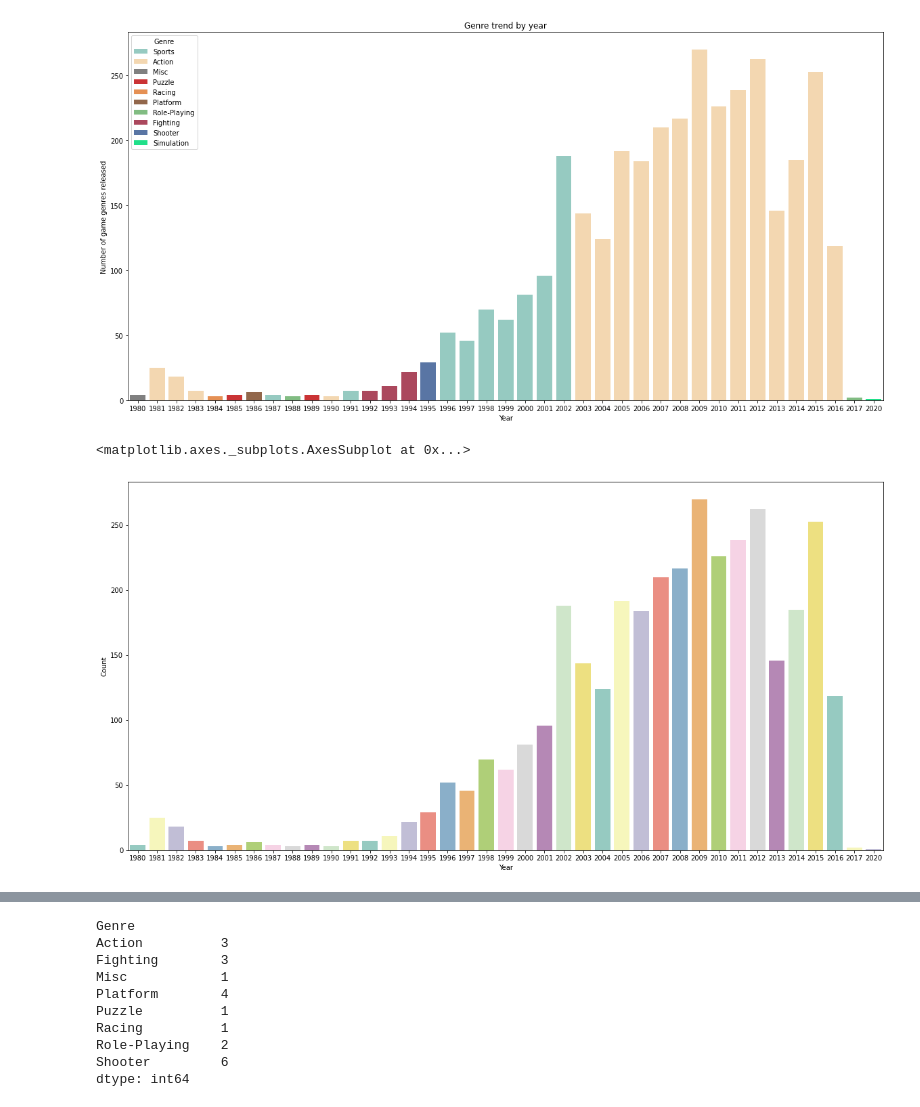
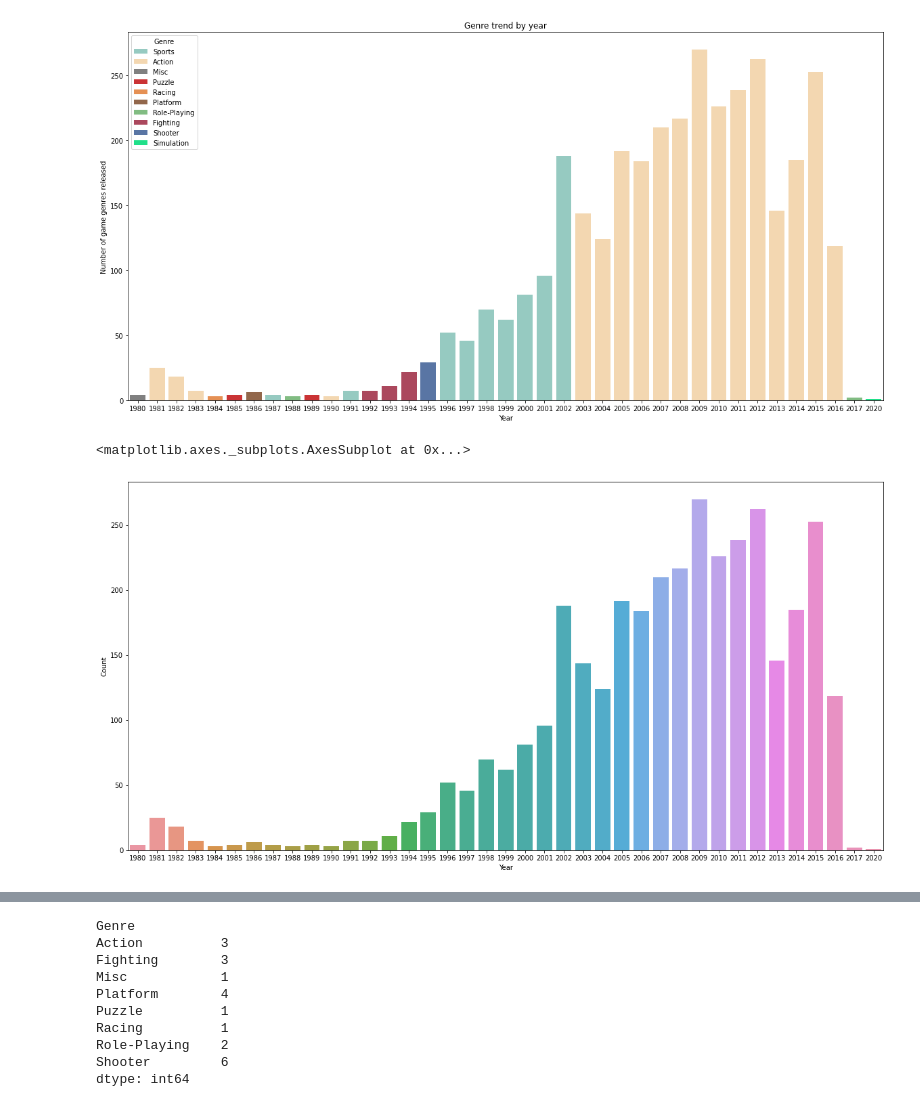
Before and after one commit to sh00-git/Project1-what-games-to-design-in-the-next-quarter, a Jupyter notebook: AI_14_박송희_Section1.ipynb, the cells around one changed output, grey strips where cells are left out. Drawn from its saved outputs; the diff is of its cells as text; code cells hidden in the pictures.

```diff
--- a/AI_14_박송희_Section1.ipynb
+++ b/AI_14_박송희_Section1.ipynb
@@ -25,5 +19,7 @@ Saving vgames2.csv to vgames2.csv
+# %%
+url = "https://ds-lecture-data.s3.ap-northeast-2.amazonaws.com/datasets/vgames2.csv"
 # %%
-df = pd.read_csv("vgames2.csv")
+df = pd.read_csv(url)
 # %% [markdown]
 # 1. EDA
 - 데이터 확인
@@ -826,7 +818,7 @@ plt.show()
 [figure]
 # %%
 plt.figure(figsize=(20,10))
-sns.barplot(x='Year', y='Count', data=finall_year_genre_df, palette='Set3')
+sns.barplot(x='Year', y='Count', data=finall_year_genre_df)
 # %% [output]
 <matplotlib.axes._subplots.AxesSubplot at 0x...>
-[figure, old version]
+[figure, new version]
```
Also changed, not shown: parts of 21 cells of this notebook.
